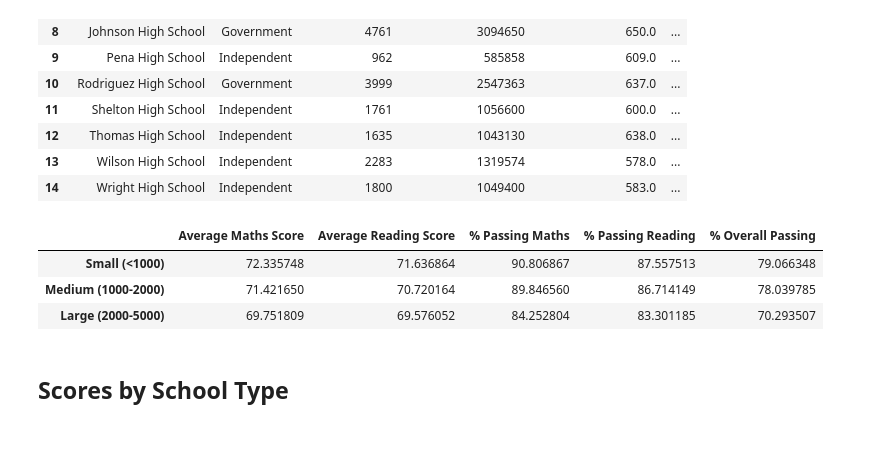
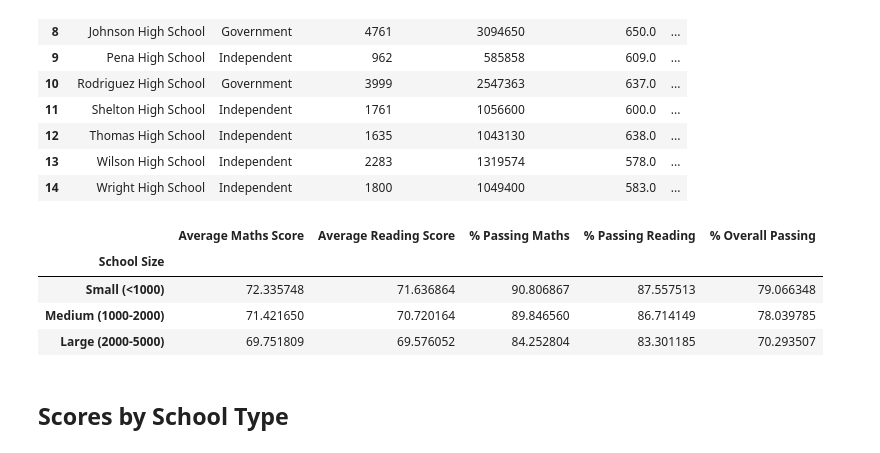
Before and after one commit to SandraBotica/pandas-challenge, a Jupyter notebook: PyCitySchools/PyCitySchools_starter.ipynb, the cells around one changed output. Saved outputs shown, nothing was run; the diff lists cells and outputs as text; code cells hidden in the pictures.

```diff
--- a/PyCitySchools/PyCitySchools_starter.ipynb
+++ b/PyCitySchools/PyCitySchools_starter.ipynb
@@ -1100,10 +1113,11 @@ size_passing_reading = school_size_df.groupby(["School Performance Based on Scho
 size_passing_overall = school_size_df.groupby(["School Performance Based on School Size"]).mean()["% Overall Passing"]
 # %%
 size_summary_df = pd.DataFrame ({"Average Maths Score":size_maths_scores, "Average Reading Score":size_reading_scores ,"% Passing Maths":size_passing_maths, "% Passing Reading":size_passing_reading,  "% Overall Passing":size_passing_overall})
-size_summary_df.index.name = None
+size_summary_df.index.name = "School Size"
 size_summary_df
 # %% [output]
 |  | Average Maths Score | Average Reading Score | % Passing Maths | % Passing Reading | % Overall Passing |
+| School Size |  |  |  |  |  |
 | Small (<1000) | 72.335748 | 71.636864 | 90.806867 | 87.557513 | 79.066348 |
 | Medium (1000-2000) | 71.421650 | 70.720164 | 89.846560 | 86.714149 | 78.039785 |
 | Large (2000-5000) | 69.751809 | 69.576052 | 84.252804 | 83.301185 | 70.293507 |
```
Also changed, not shown: parts of 5 cells of this notebook, 5 other files.
